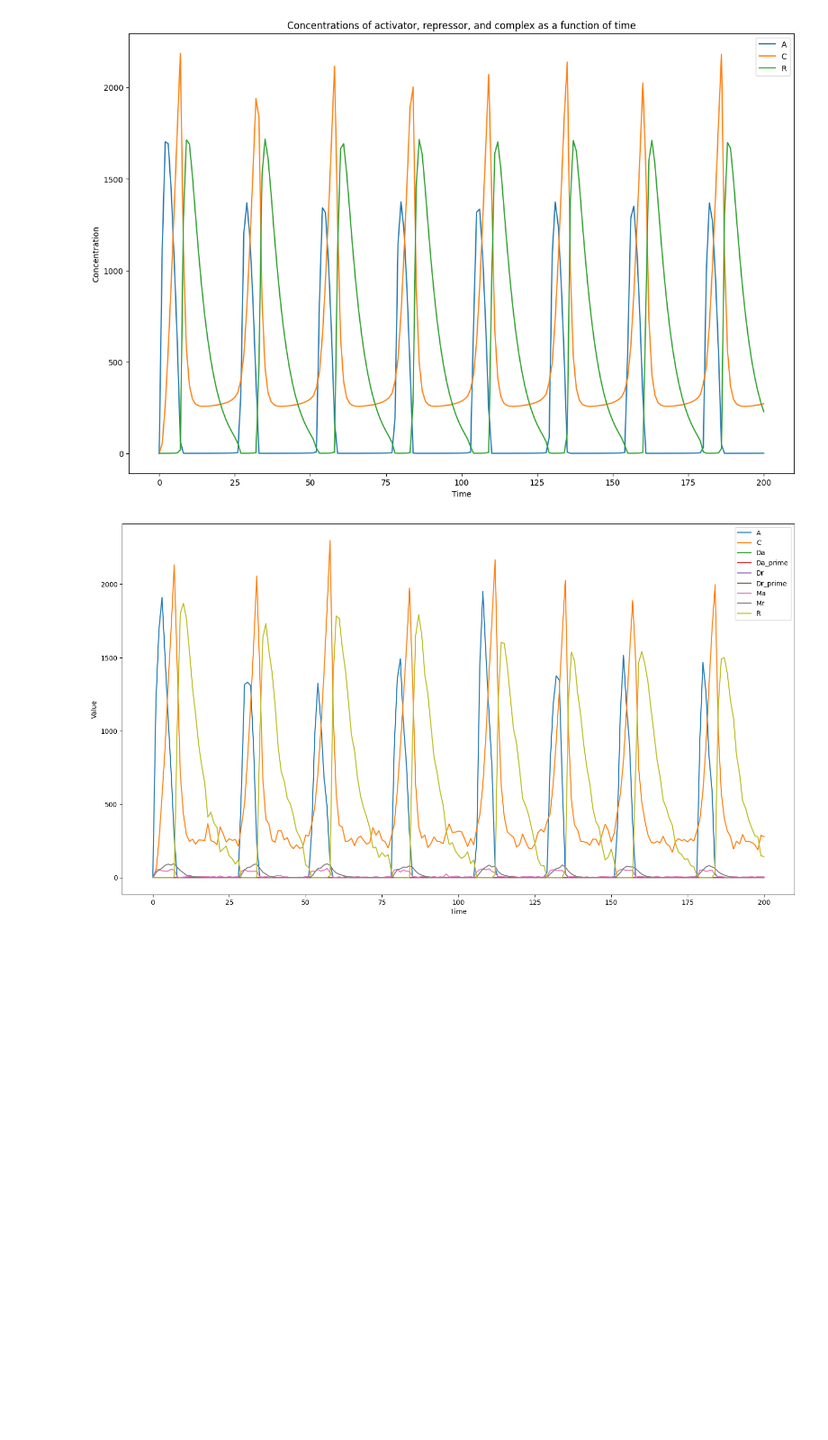
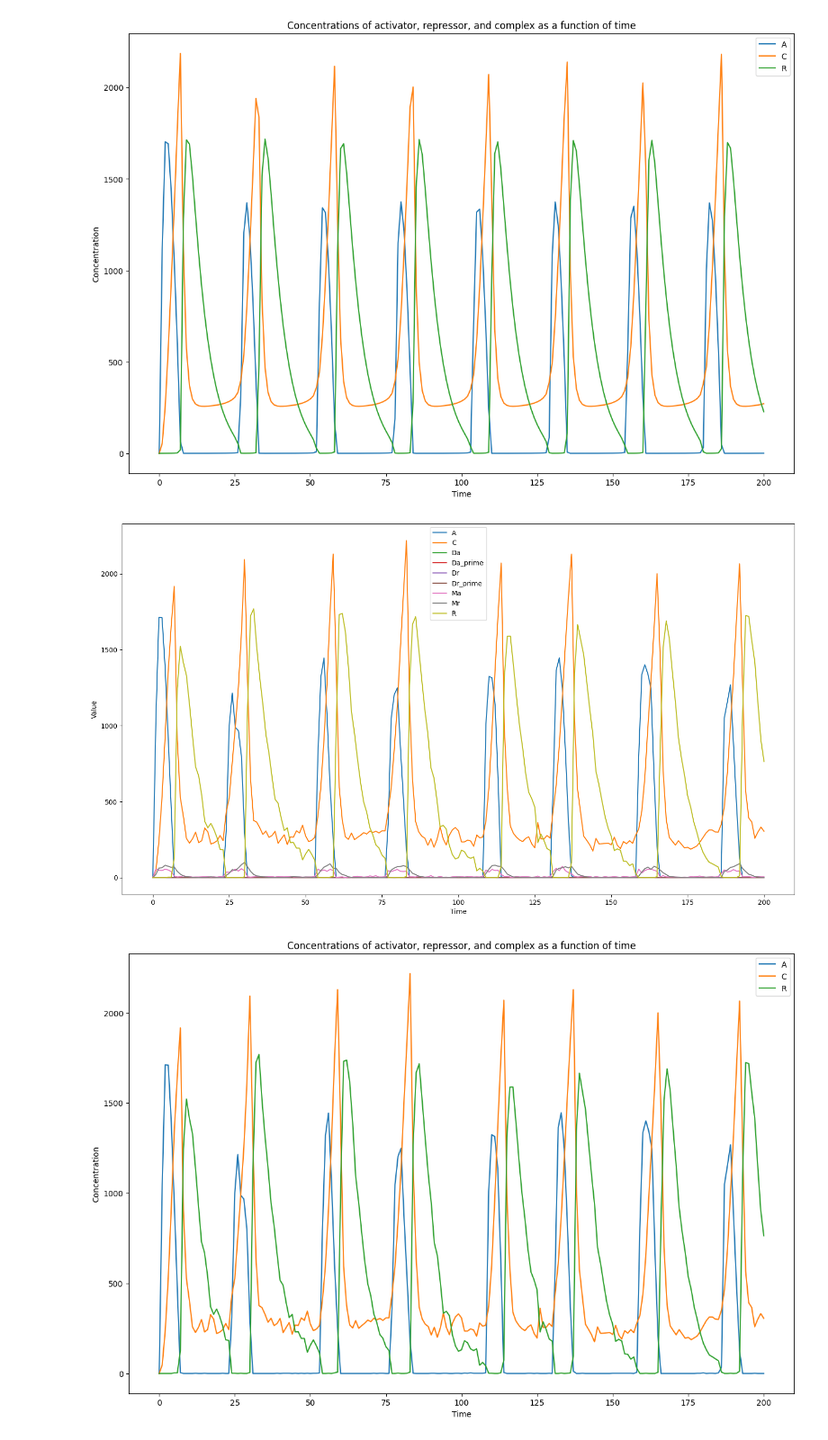
Before and after one commit to YM-25/final_year_project_Temp, a Jupyter notebook: Vilar2002.ipynb, the cells around one changed output. Shown at 90% size. Drawn from its saved outputs; the diff is of its cells as text; code cells hidden in the pictures; blank space fills up the shorter version.

```diff
--- a/Vilar2002.ipynb
+++ b/Vilar2002.ipynb
@@ -30,23 +30,24 @@ def create_vilar_oscillator(parameter_values=None):
     alphaA_prime = gillespy2.Parameter(name="alphaA_prime", expression=500)
     alphaR = gillespy2.Parameter(name="alphaR", expression=0.01)
     alphaR_prime = gillespy2.Parameter(name="alphaR_prime", expression=50)
+
     betaA = gillespy2.Parameter(name="betaA", expression=50)
     betaR = gillespy2.Parameter(name="betaR", expression=5)
+
     deltaMA = gillespy2.Parameter(name="deltaMA", expression=10)
     deltaMR = gillespy2.Parameter(name="deltaMR", expression=0.5)
     deltaA = gillespy2.Parameter(name="deltaA", expression=1)
     deltaR = gillespy2.Parameter(name="deltaR", expression=0.2)
+
     gammaA = gillespy2.Parameter(name="gammaA", expression=1)
     gammaR = gillespy2.Parameter(name="gammaR", expression=1)
     gammaC = gillespy2.Parameter(name="gammaC", expression=2)
+
     thetaA = gillespy2.Parameter(name="thetaA", expression=50)
     thetaR = gillespy2.Parameter(name="thetaR", expression=100)
 
     # Add Parameters to Model
-    model.add_parameter([
-        alphaA, alphaA_prime, alphaR, alphaR_prime, betaA, betaR, deltaMA,
-        deltaMR, deltaA, deltaR, gammaA, gammaR, gammaC, thetaA, thetaR
-    ])
+    model.add_parameter([alphaA, alphaA_prime, alphaR, alphaR_prime, betaA, betaR, deltaMA,deltaMR, deltaA, deltaR, gammaA, gammaR, gammaC, thetaA, thetaR])
 
     # Define Reactions
     #bound and unbound of DA/DR
@@ -101,8 +102,22 @@ plt.show()
 # %% [output]
 [figure]
 [figure]
-# %%
-ssa_results = model.run(algorithm="SSA")
-ssa_results.plot()
-# %% [output]
-[figure, removed]
+# %%
+ssa_results = model.run(algorithm="SSA")
+ssa_results.plot()
+
+plt.figure(figsize=(15,10))
+plt.title("Concentrations of activator, repressor, and complex as a function of time")
+plt.xlabel('Time')
+plt.ylabel('Concentration')
+
+species_of_interest = ['A', 'C', 'R']
+
+for species in species_of_interest:
+    plt.plot(ssa_results[0]['time'], ssa_results[0][species], label=species)
+
+plt.legend()
+plt.show()
+# %% [output]
+[figure, added]
+[figure, added]
```
Also changed, not shown: 1 other file.
